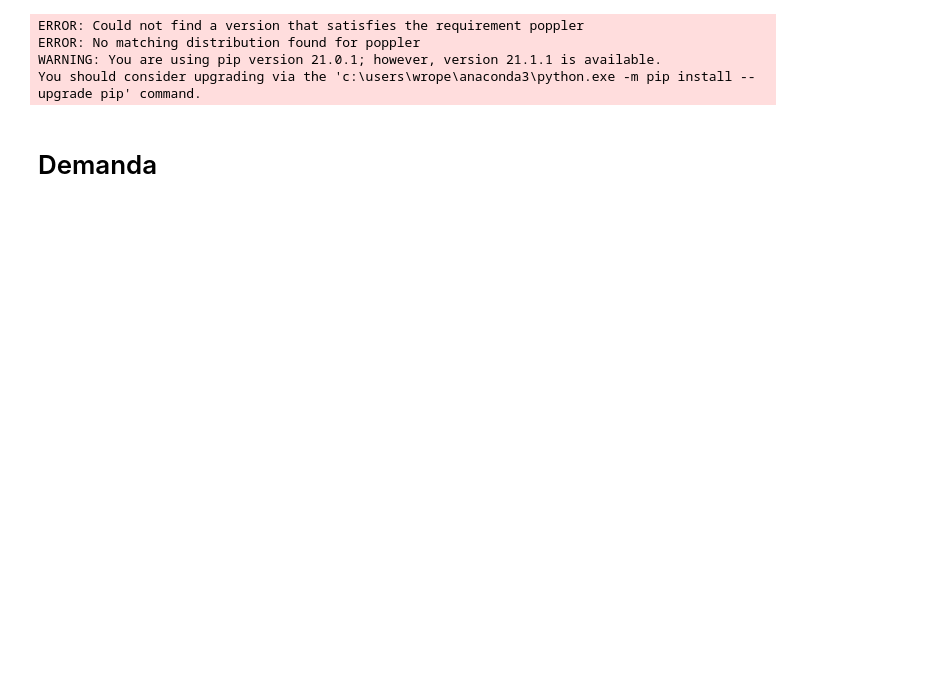
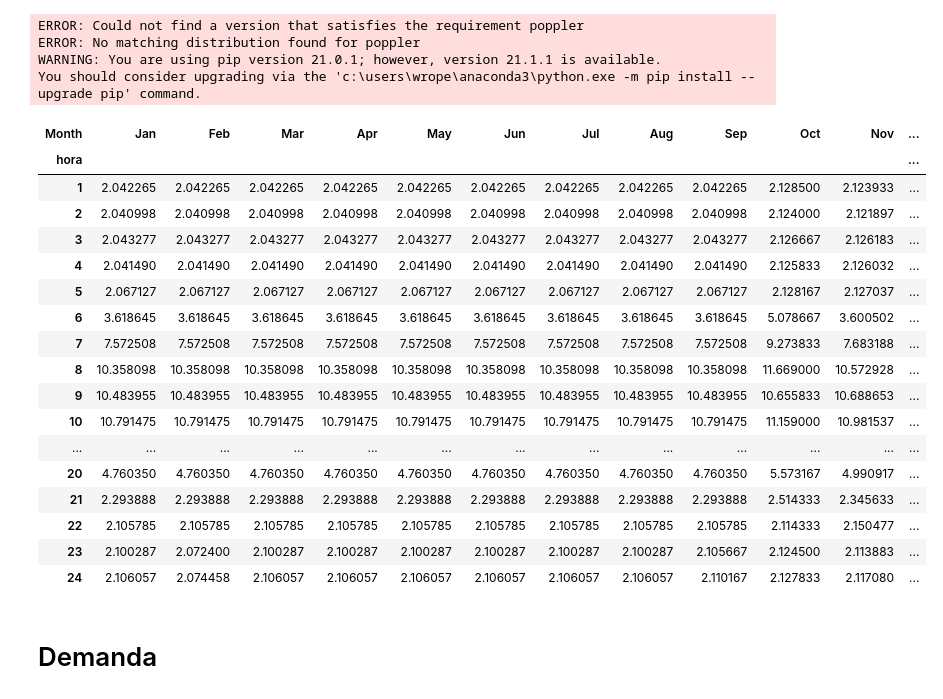
Before and after one commit to WRopero/dimensionamiento_microrred, a Jupyter notebook: data/graficas_caso_estudio.ipynb, the cells around one changed output. Cells and saved outputs as stored; diff of their text form; code cells hidden in the pictures; blank space fills up the shorter version.

```diff
--- a/data/graficas_caso_estudio.ipynb
+++ b/data/graficas_caso_estudio.ipynb
@@ -16,12 +16,12 @@ df["date"]=df["date"].apply(pd.to_datetime)
 df["Month"] = df["date"].dt.month_name()
 # %%
 dic_fecha = {
-   'January' :'Jan',
-    'February':'Feb',
-    'March':'Mar',
-    'April':'Apr',
-    'May':'May',
-    'June':'Jun',
+   'January' :1,
+    'February':2,
+    'March':3,
+    'April':4,
+    'May':5,
+    'June':6',
     'July':'Jul',
     'August':'Aug',
     'September':'Sep',
@@ -34,9 +34,31 @@ df["Month"] = df["Month"].apply(lambda x: dic_fecha[x])
 # %%
 df["hora"]=df["hora"].apply(lambda x: x+1)
 # %%
-demanda = df.groupby(["hora"])['power Impute medida2 KWh'].mean().reset_index()
+demanda = df.groupby(["hora","Month"])['power Impute medida2 KWh'].max().reset_index()
 demanda_2 = df.groupby(["hora","Month"])['power Impute medida2 KWh'].mean().reset_index()
 demanda_3 = df.groupby(["Month"])['power Impute medida2 KWh'].sum().reset_index()
 demanda_3['power Impute medida2 KWh'] = demanda_3['power Impute medida2 KWh']/1000
+# %%
+demanda.pivot(index='hora', columns='Month', values='power Impute medida2 KWh').filter(
+    ['Jan', 'Feb', 'Mar', 'Apr', 'May', 'Jun', 'Jul', 'Aug', 'Sep', 'Oct', 'Nov', 'Dec'])
+# %% [output]
+| Month | Jan | Feb | Mar | Apr | May | Jun | Jul | Aug | Sep | Oct | Nov | ... |
+| hora |  |  |  |  |  |  |  |  |  |  |  | ... |
+| 1 | 2.042265 | 2.042265 | 2.042265 | 2.042265 | 2.042265 | 2.042265 | 2.042265 | 2.042265 | 2.042265 | 2.128500 | 2.123933 | ... |
+| 2 | 2.040998 | 2.040998 | 2.040998 | 2.040998 | 2.040998 | 2.040998 | 2.040998 | 2.040998 | 2.040998 | 2.124000 | 2.121897 | ... |
+| 3 | 2.043277 | 2.043277 | 2.043277 | 2.043277 | 2.043277 | 2.043277 | 2.043277 | 2.043277 | 2.043277 | 2.126667 | 2.126183 | ... |
+| 4 | 2.041490 | 2.041490 | 2.041490 | 2.041490 | 2.041490 | 2.041490 | 2.041490 | 2.041490 | 2.041490 | 2.125833 | 2.126032 | ... |
+| 5 | 2.067127 | 2.067127 | 2.067127 | 2.067127 | 2.067127 | 2.067127 | 2.067127 | 2.067127 | 2.067127 | 2.128167 | 2.127037 | ... |
+| 6 | 3.618645 | 3.618645 | 3.618645 | 3.618645 | 3.618645 | 3.618645 | 3.618645 | 3.618645 | 3.618645 | 5.078667 | 3.600502 | ... |
+| 7 | 7.572508 | 7.572508 | 7.572508 | 7.572508 | 7.572508 | 7.572508 | 7.572508 | 7.572508 | 7.572508 | 9.273833 | 7.683188 | ... |
+| 8 | 10.358098 | 10.358098 | 10.358098 | 10.358098 | 10.358098 | 10.358098 | 10.358098 | 10.358098 | 10.358098 | 11.669000 | 10.572928 | ... |
+| 9 | 10.483955 | 10.483955 | 10.483955 | 10.483955 | 10.483955 | 10.483955 | 10.483955 | 10.483955 | 10.483955 | 10.655833 | 10.688653 | ... |
+| 10 | 10.791475 | 10.791475 | 10.791475 | 10.791475 | 10.791475 | 10.791475 | 10.791475 | 10.791475 | 10.791475 | 11.159000 | 10.981537 | ... |
+| ... | ... | ... | ... | ... | ... | ... | ... | ... | ... | ... | ... | ... |
+| 20 | 4.760350 | 4.760350 | 4.760350 | 4.760350 | 4.760350 | 4.760350 | 4.760350 | 4.760350 | 4.760350 | 5.573167 | 4.990917 | ... |
+| 21 | 2.293888 | 2.293888 | 2.293888 | 2.293888 | 2.293888 | 2.293888 | 2.293888 | 2.293888 | 2.293888 | 2.514333 | 2.345633 | ... |
+| 22 | 2.105785 | 2.105785 | 2.105785 | 2.105785 | 2.105785 | 2.105785 | 2.105785 | 2.105785 | 2.105785 | 2.114333 | 2.150477 | ... |
+| 23 | 2.100287 | 2.072400 | 2.100287 | 2.100287 | 2.100287 | 2.100287 | 2.100287 | 2.100287 | 2.105667 | 2.124500 | 2.113883 | ... |
+| 24 | 2.106057 | 2.074458 | 2.106057 | 2.106057 | 2.106057 | 2.106057 | 2.106057 | 2.106057 | 2.110167 | 2.127833 | 2.117080 | ... |
 # %%
 radiacion = df.groupby(["hora","Month"])['Solar Radiation Impute'].mean().reset_index()
```
Also changed, not shown: parts of 3 cells of this notebook, 18 other files.
